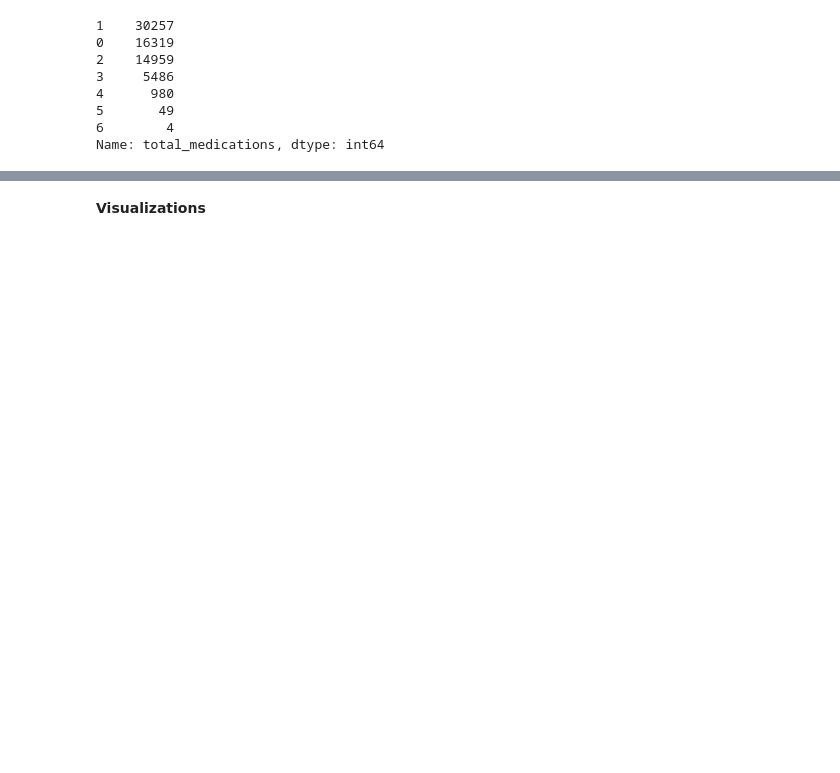
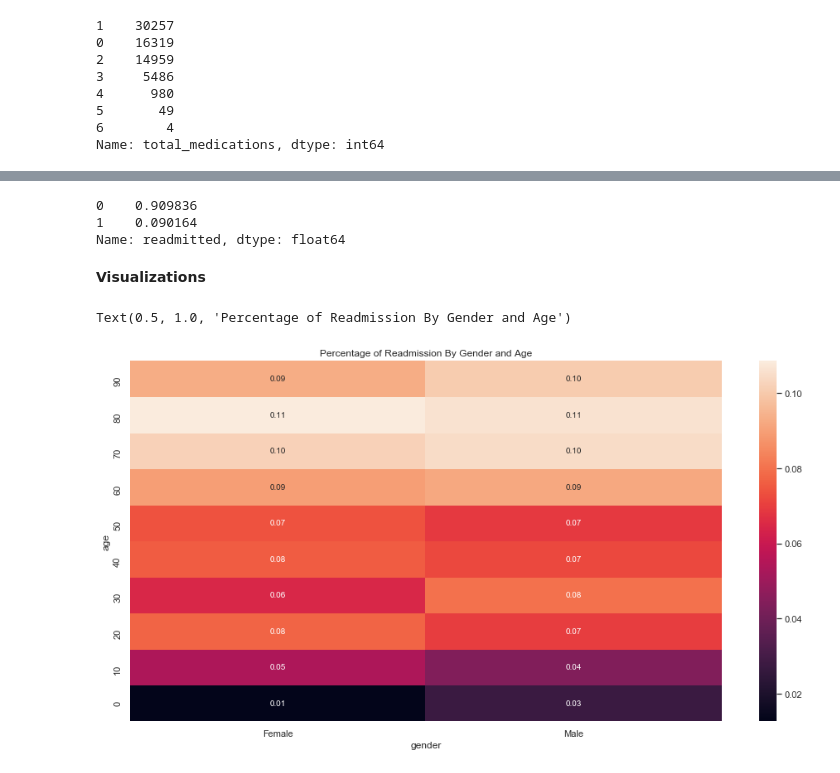
Before and after one commit to garywheeler24/ds-1-project, a Jupyter notebook: module_1_project.ipynb, the cells around one changed output, grey strips where cells are left out. Saved outputs shown, nothing was run; the diff lists cells and outputs as text; code cells hidden in the pictures; blank space fills up the shorter version.

```diff
--- a/module_1_project.ipynb
+++ b/module_1_project.ipynb
@@ -171,0 +162,18 @@ df.loc[df.discharge_disposition_id.isin(['[0-10)'])]
+# %%
+# Clean age column to fit into integer bins
+
+age_dict= {'[0-10)': 0, '[10-20)': 10, '[20-30)': 20, '[30-40)':30,
+ '[40-50)':40, '[50-60)':50,'[60-70)':60, '[70-80)':70,
+ '[80-90)':80, '[90-100)':90  }
+
+df['age'] = df['age'].map(age_dict)
+# %%
+# Change Readmission to True False Boolean. The Problem is hospital knowledge within 30 days.
+df['readmitted'] = df['readmitted'].replace('>30', 0)
+df['readmitted'] = df['readmitted'].replace('<30', 1)
+df['readmitted'] = df['readmitted'].replace('NO', 0)
+df.readmitted.value_counts(normalize = True)
+# %% [output]
+0    0.909836
+1    0.090164
+Name: readmitted, dtype: float64
@@ -172,4 +199,20 @@ df.loc[df.discharge_disposition_id.isin(['[0-10)'])]
 # %% [markdown]
 **Visualizations**
-# %%
-df = df
+# %%
+# Import visualization libraries
+
+import matplotlib.pyplot as plt
+import seaborn as sns
+sns.set()
+# %%
+# sns.lmplot('age', 'medchange', data=df, hue='readmitted', fit_reg=False);
+plt.figure(figsize=(16, 8))
+
+ax = plt.axes()
+
+data = df.pivot_table(index='age', columns='gender', values='readmitted')
+sns.heatmap(data, annot=True, fmt=".2f").invert_yaxis()
+ax.set_title('Percentage of Readmission By Gender and Age')
+# %% [output]
+Text(0.5, 1.0, 'Percentage of Readmission By Gender and Age')
+[figure, added]
```
Also changed, not shown: parts of 26 cells of this notebook.
